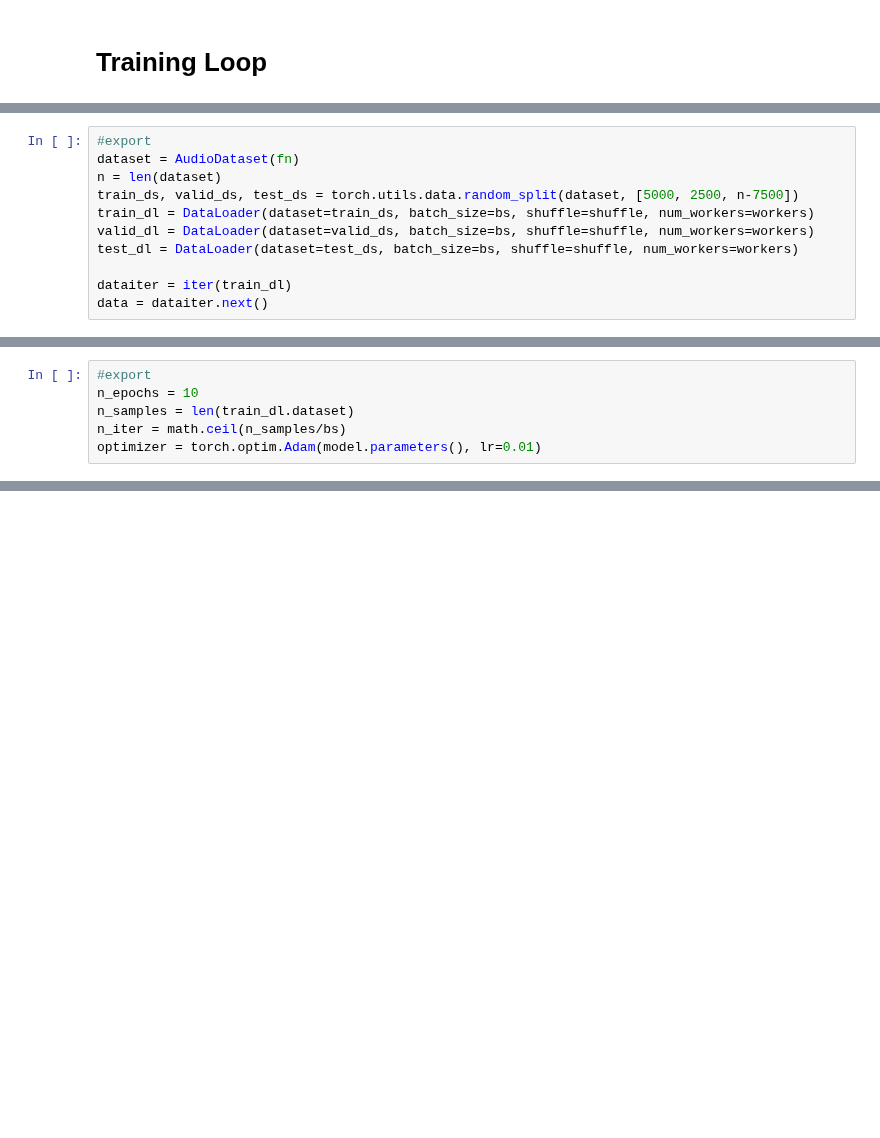
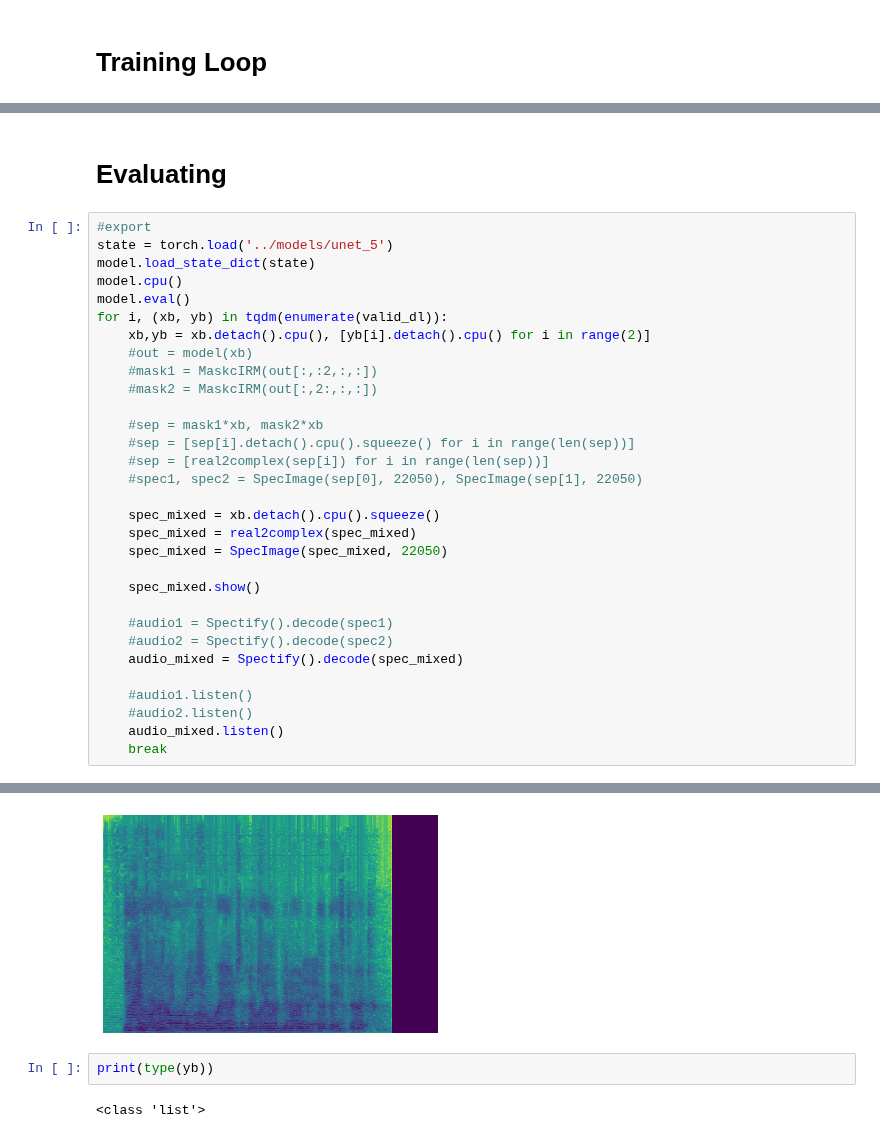
Before and after one commit to holyfiddlex/Speech-Separation, a Jupyter notebook: nbdev/04_Trainer.ipynb, the cells around one changed output, grey strips where cells are left out. Cells and saved outputs as stored; diff of their text form; blank space fills up the shorter version.

Commit message:
Training Session finished

```diff
--- a/nbdev/04_Trainer.ipynb
+++ b/nbdev/04_Trainer.ipynb
@@ -73,11 +101,0 @@ workers=0
-# %%
-#export
-dataset = AudioDataset(fn)
-n = len(dataset)
-train_ds, valid_ds, test_ds = torch.utils.data.random_split(dataset, [5000, 2500, n-7500])
-train_dl = DataLoader(dataset=train_ds, batch_size=bs, shuffle=shuffle, num_workers=workers)
-valid_dl = DataLoader(dataset=valid_ds, batch_size=bs, shuffle=shuffle, num_workers=workers)
-test_dl = DataLoader(dataset=test_ds, batch_size=bs, shuffle=shuffle, num_workers=workers)
-
-dataiter = iter(train_dl)
-data = dataiter.next()
@@ -88,8 +102,2 @@ model.train();
-# %%
-#export
-n_epochs = 10
-n_samples = len(train_dl.dataset)
-n_iter = math.ceil(n_samples/bs)
-optimizer = torch.optim.Adam(model.parameters(), lr=0.01)
 # %%
 #export
@@ -110,0 +130,34 @@ for epoch in range(n_epochs):
+# %% [markdown]
+# Evaluating
+# %%
+#export
+state = torch.load('../models/unet_5')
+model.load_state_dict(state)
+model.cpu()
+model.eval()
+for i, (xb, yb) in tqdm(enumerate(valid_dl)):
+    xb,yb = xb.detach().cpu(), [yb[i].detach().cpu() for i in range(2)]
+    #out = model(xb)
+    #mask1 = MaskcIRM(out[:,:2,:,:])
+    #mask2 = MaskcIRM(out[:,2:,:,:])
+
+    #sep = mask1*xb, mask2*xb
+    #sep = [sep[i].detach().cpu().squeeze() for i in range(len(sep))]
+    #sep = [real2complex(sep[i]) for i in range(len(sep))]
+    #spec1, spec2 = SpecImage(sep[0], 22050), SpecImage(sep[1], 22050)
+
+    spec_mixed = xb.detach().cpu().squeeze()
+    spec_mixed = real2complex(spec_mixed)
+    spec_mixed = SpecImage(spec_mixed, 22050)
+
+    spec_mixed.show()
+
+    #audio1 = Spectify().decode(spec1)
+    #audio2 = Spectify().decode(spec2)
+    audio_mixed = Spectify().decode(spec_mixed)
+
+    #audio1.listen()
+    #audio2.listen()
+    audio_mixed.listen()
+    break
+# %% [output]
@@ -110,0 +165,5 @@ for epoch in range(n_epochs):
+[figure, added]
+# %%
+print(type(yb))
+# %% [output]
+<class 'list'>
```
Also changed, not shown: parts of 10 cells of this notebook.
